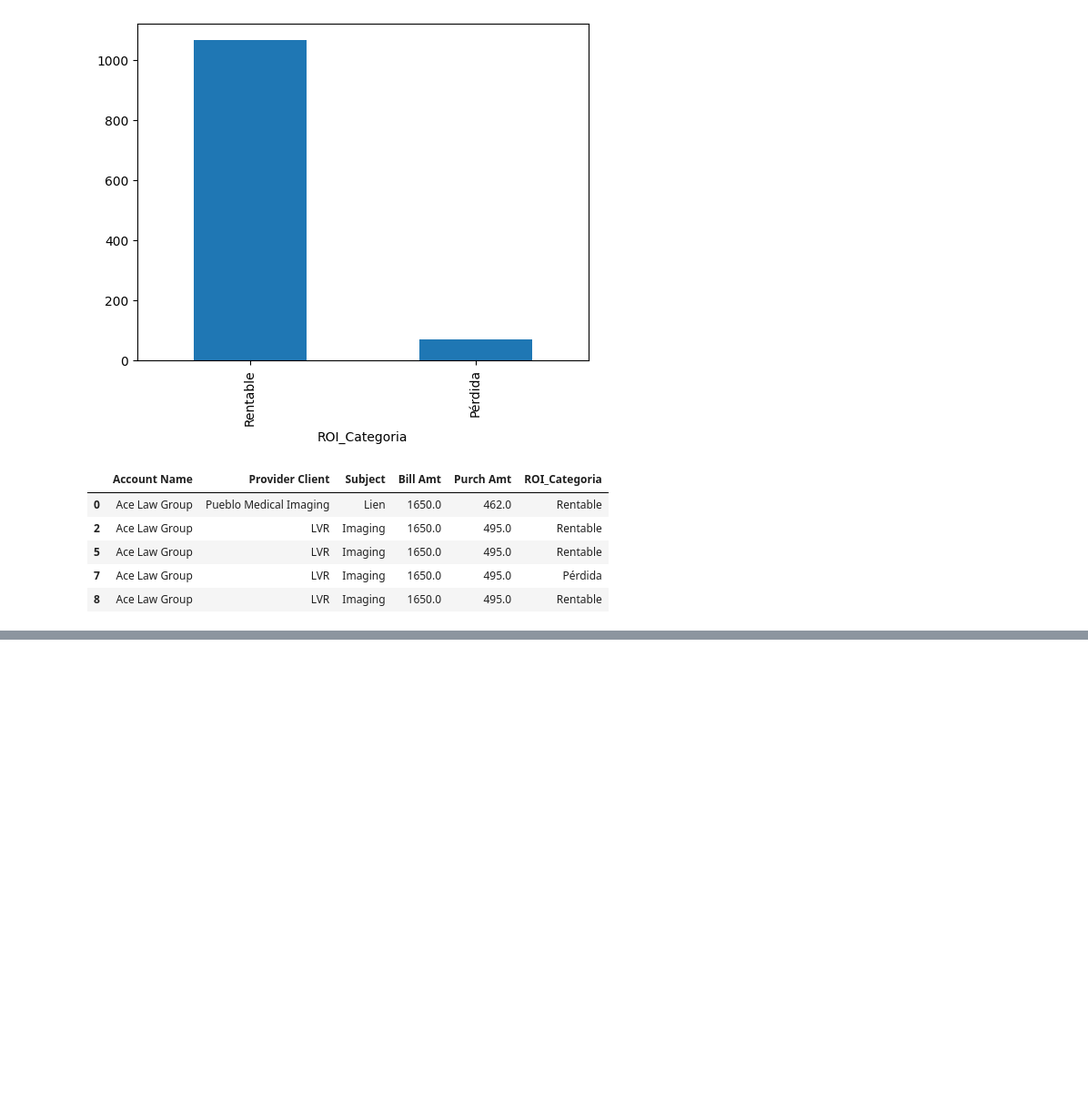
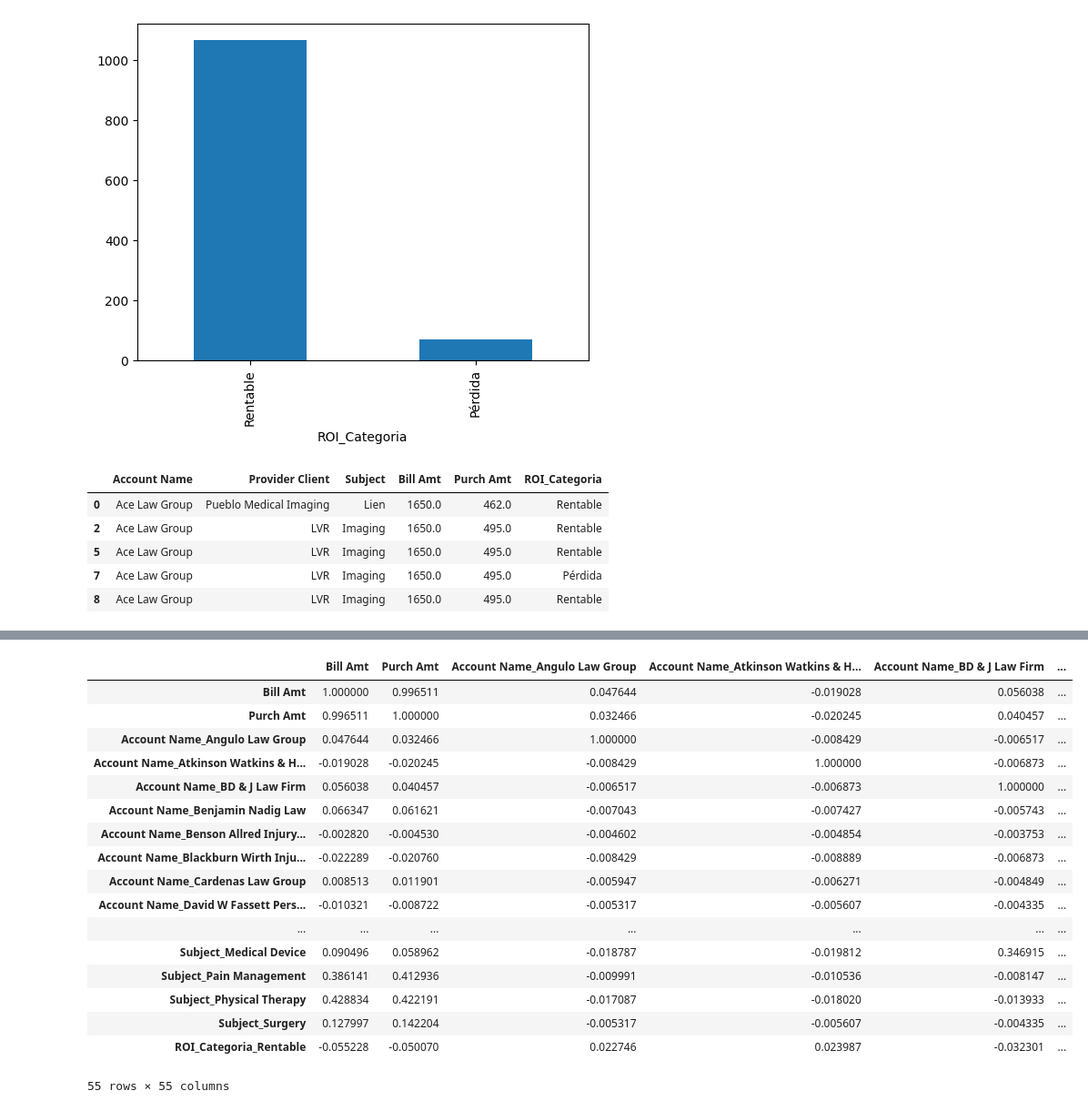
Before and after one commit to cutiepie25/MDD_ProyectoFinal, a Jupyter notebook: final_limpieza_datos.ipynb, the cells around one changed output, grey strips where cells are left out. Shown at 91% size. Cells and saved outputs as stored; diff of their text form; code cells hidden in the pictures; blank space fills up the shorter version.

```diff
--- a/final_limpieza_datos.ipynb
+++ b/final_limpieza_datos.ipynb
@@ -750,0 +786,23 @@ df.head()
+# %%
+#Correlaciones
+correlaciones=data_num.corr()
+correlaciones
+# %% [output]
+|  | Bill Amt | Purch Amt | Account Name_Angulo Law Group | Account Name_Atkinson Watkins & H... | Account Name_BD & J Law Firm | ... |
+| Bill Amt | 1.000000 | 0.996511 | 0.047644 | -0.019028 | 0.056038 | ... |
+| Purch Amt | 0.996511 | 1.000000 | 0.032466 | -0.020245 | 0.040457 | ... |
+| Account Name_Angulo Law Group | 0.047644 | 0.032466 | 1.000000 | -0.008429 | -0.006517 | ... |
+| Account Name_Atkinson Watkins & H... | -0.019028 | -0.020245 | -0.008429 | 1.000000 | -0.006873 | ... |
+| Account Name_BD & J Law Firm | 0.056038 | 0.040457 | -0.006517 | -0.006873 | 1.000000 | ... |
+| Account Name_Benjamin Nadig Law | 0.066347 | 0.061621 | -0.007043 | -0.007427 | -0.005743 | ... |
+| Account Name_Benson Allred Injury... | -0.002820 | -0.004530 | -0.004602 | -0.004854 | -0.003753 | ... |
+| Account Name_Blackburn Wirth Inju... | -0.022289 | -0.020760 | -0.008429 | -0.008889 | -0.006873 | ... |
+| Account Name_Cardenas Law Group | 0.008513 | 0.011901 | -0.005947 | -0.006271 | -0.004849 | ... |
+| Account Name_David W Fassett Pers... | -0.010321 | -0.008722 | -0.005317 | -0.005607 | -0.004335 | ... |
+| ... | ... | ... | ... | ... | ... | ... |
+| Subject_Medical Device | 0.090496 | 0.058962 | -0.018787 | -0.019812 | 0.346915 | ... |
+| Subject_Pain Management | 0.386141 | 0.412936 | -0.009991 | -0.010536 | -0.008147 | ... |
+| Subject_Physical Therapy | 0.428834 | 0.422191 | -0.017087 | -0.018020 | -0.013933 | ... |
+| Subject_Surgery | 0.127997 | 0.142204 | -0.005317 | -0.005607 | -0.004335 | ... |
+| ROI_Categoria_Rentable | -0.055228 | -0.050070 | 0.022746 | 0.023987 | -0.032301 | ... |
+55 rows × 55 columns
```
Also changed, not shown: parts of 15 cells of this notebook.
